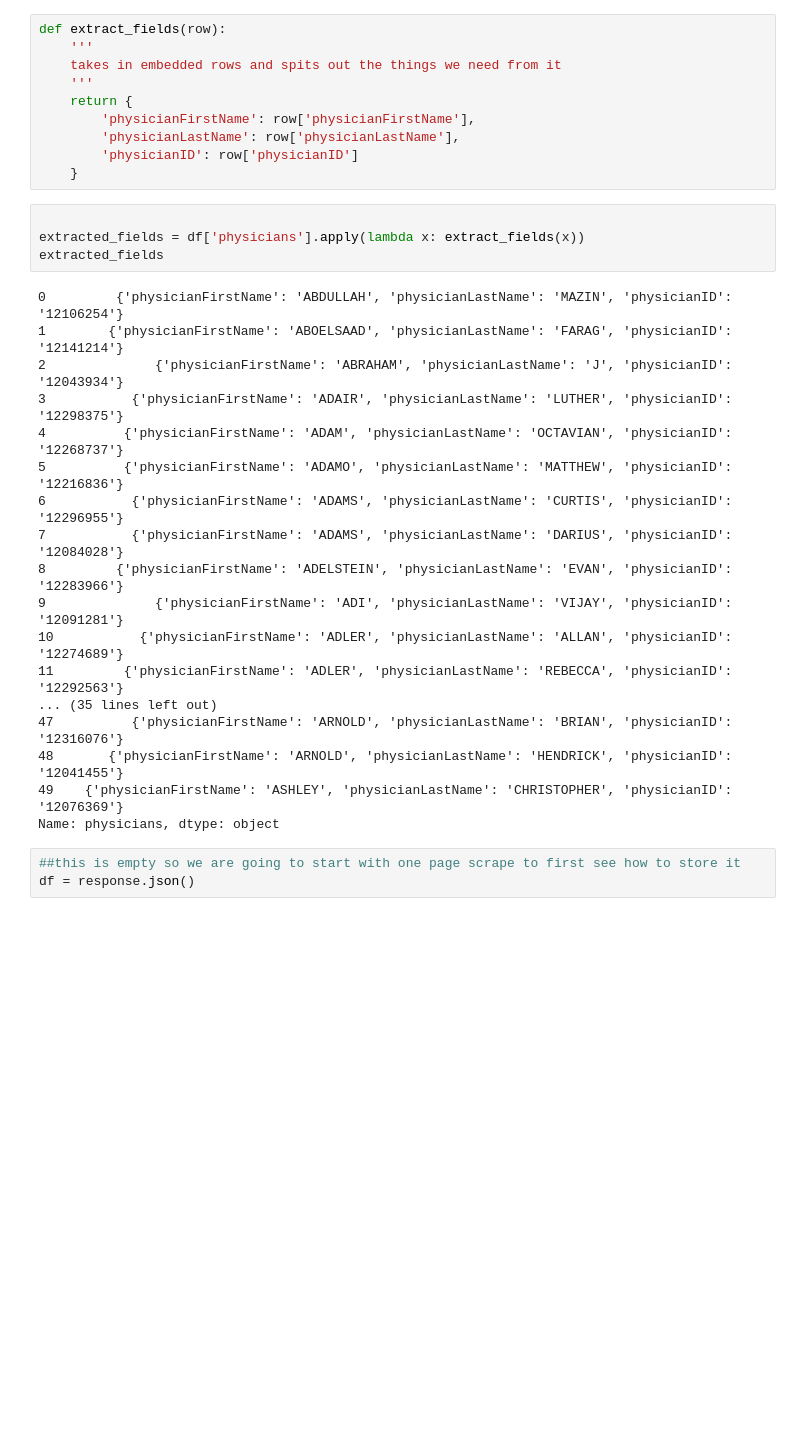
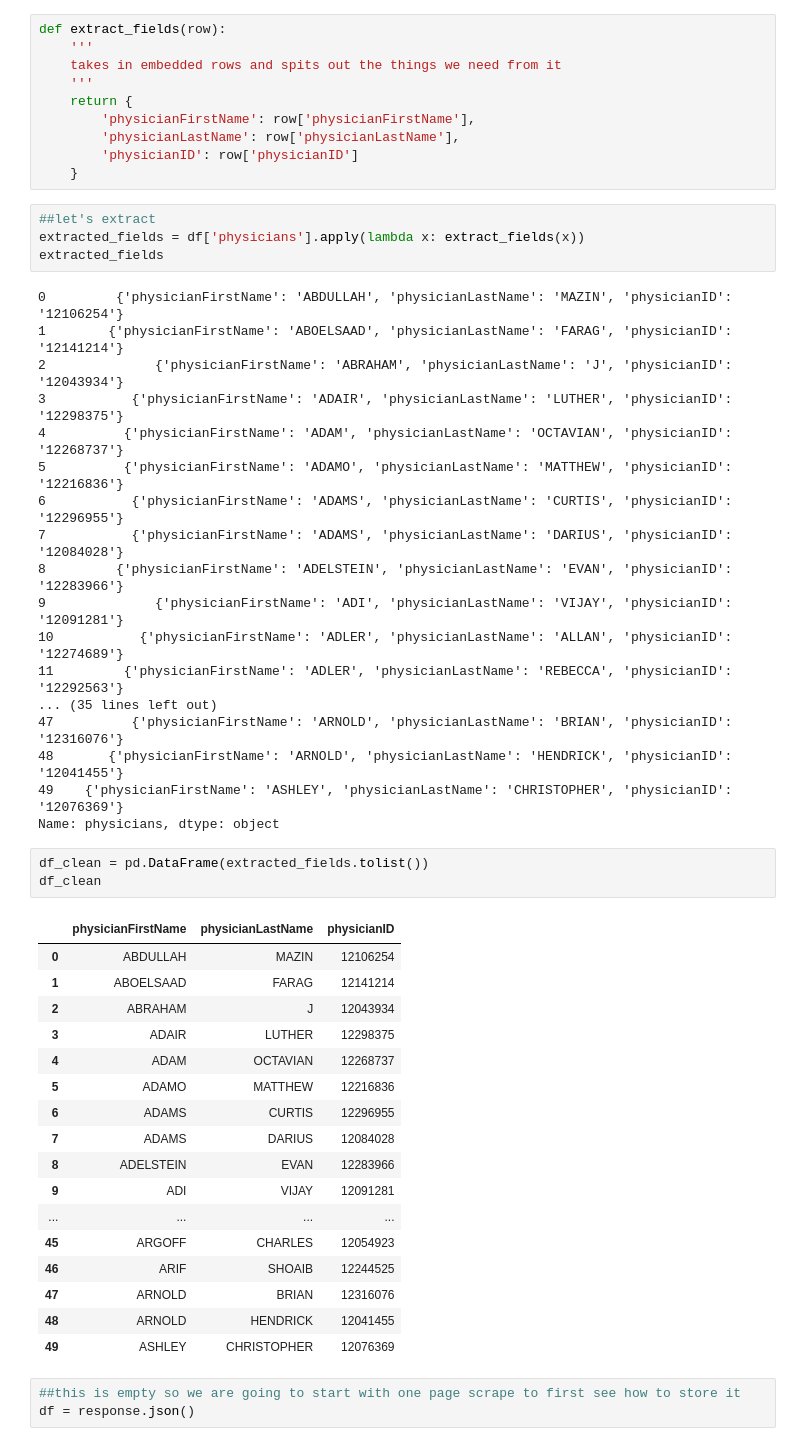
Before and after one commit to sajinashresthacoding/hospitals_scrape, a Jupyter notebook: albany_doctors-scrape_setup.ipynb, the cells around one changed output. Cells and saved outputs as stored; diff of their text form; blank space fills up the shorter version.

```diff
--- a/albany_doctors-scrape_setup.ipynb
+++ b/albany_doctors-scrape_setup.ipynb
@@ -184,7 +184,7 @@ def extract_fields(row):
         'physicianID': row['physicianID']
     }
 # %%
-
+##let's extract
 extracted_fields = df['physicians'].apply(lambda x: extract_fields(x))
 extracted_fields
 # %% [output]
@@ -205,6 +205,27 @@ extracted_fields
 48       {'physicianFirstName': 'ARNOLD', 'physicianLastName': 'HENDRICK', 'physicianID': '12041455'}
 49    {'physicianFirstName': 'ASHLEY', 'physicianLastName': 'CHRISTOPHER', 'physicianID': '12076369'}
 Name: physicians, dtype: object
+# %%
+df_clean = pd.DataFrame(extracted_fields.tolist())
+df_clean
+# %% [output]
+|  | physicianFirstName | physicianLastName | physicianID |
+| 0 | ABDULLAH | MAZIN | 12106254 |
+| 1 | ABOELSAAD | FARAG | 12141214 |
+| 2 | ABRAHAM | J | 12043934 |
+| 3 | ADAIR | LUTHER | 12298375 |
+| 4 | ADAM | OCTAVIAN | 12268737 |
+| 5 | ADAMO | MATTHEW | 12216836 |
+| 6 | ADAMS | CURTIS | 12296955 |
+| 7 | ADAMS | DARIUS | 12084028 |
+| 8 | ADELSTEIN | EVAN | 12283966 |
+| 9 | ADI | VIJAY | 12091281 |
+| ... | ... | ... | ... |
+| 45 | ARGOFF | CHARLES | 12054923 |
+| 46 | ARIF | SHOAIB | 12244525 |
+| 47 | ARNOLD | BRIAN | 12316076 |
+| 48 | ARNOLD | HENDRICK | 12041455 |
+| 49 | ASHLEY | CHRISTOPHER | 12076369 |
 # %%
 ##this is empty so we are going to start with one page scrape to first see how to store it
 df = response.json()
```
